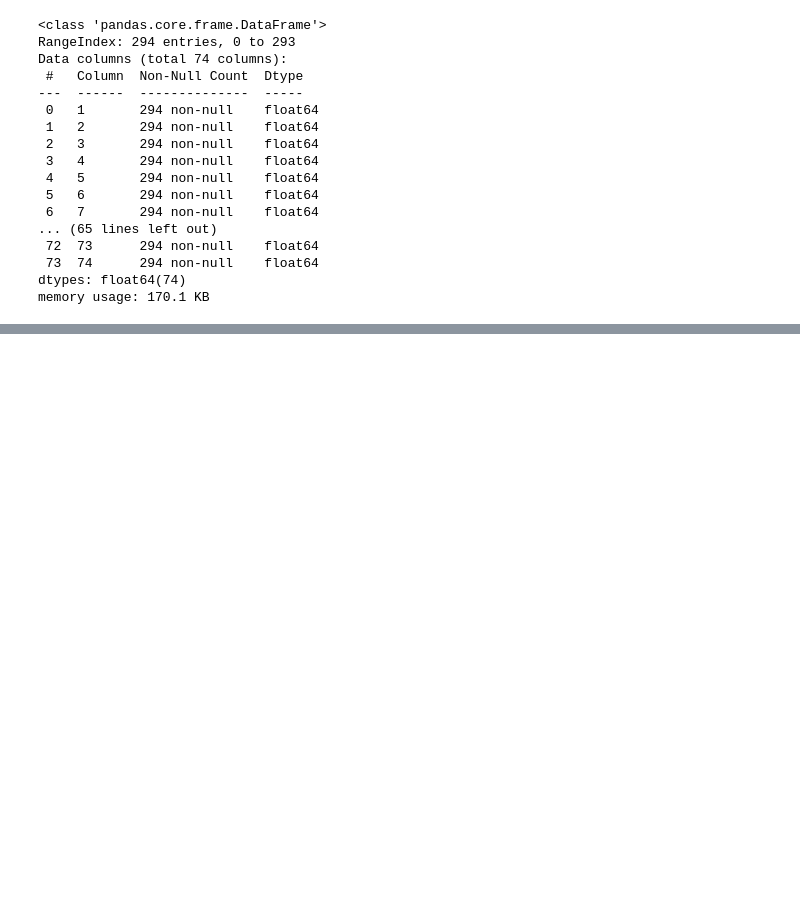
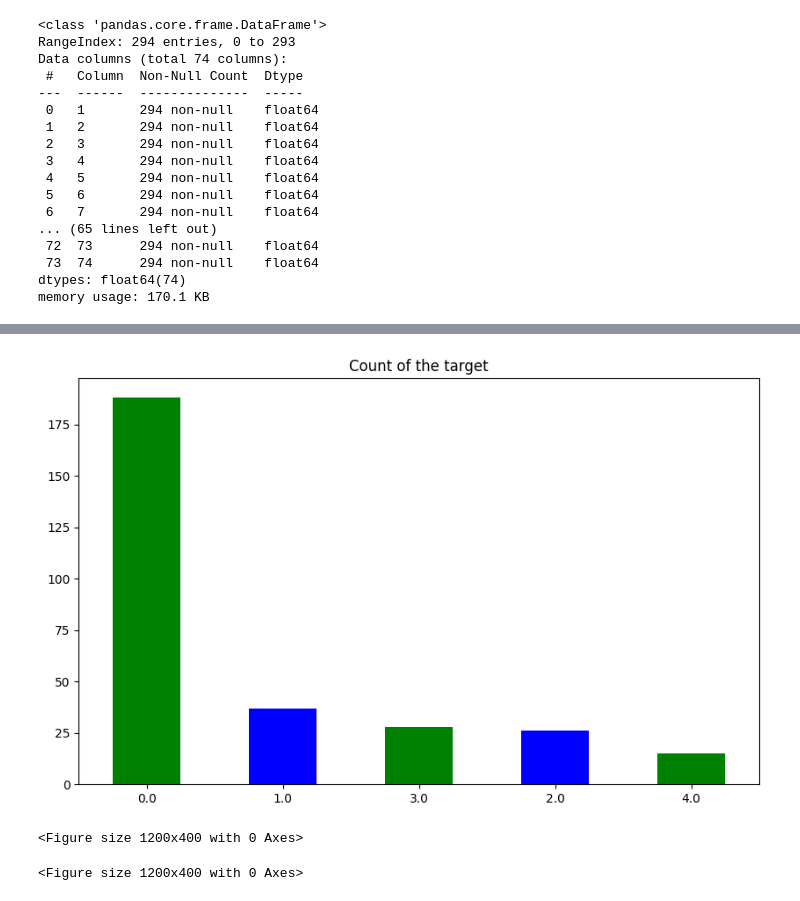
Before and after one commit to M-Imaduddin-A/AssociateDataScientist, a Jupyter notebook: Data_Science_BK.ipynb, the cells around one changed output, grey strips where cells are left out. Saved outputs shown, nothing was run; the diff lists cells and outputs as text; code cells hidden in the pictures; blank space fills up the shorter version.

```diff
--- a/Data_Science_BK.ipynb
+++ b/Data_Science_BK.ipynb
@@ -93,0 +421,6 @@ Project bimbingan karir Data Science
+# %%
+dfClean['target'].value_counts().plot(kind='bar',figsize=(10,6),color=['green','blue'])
+plt.title("Count of the target")
+plt.xticks(rotation=0);
+# %% [output]
+[figure, added]
@@ -93,0 +433,5 @@ Project bimbingan karir Data Science
+# %%
+plt.figure(figsize=(12, 4))
+# %% [output]
+<Figure size 1200x400 with 0 Axes>
+<Figure size 1200x400 with 0 Axes>
```
Also changed, not shown: parts of 99 cells of this notebook.
